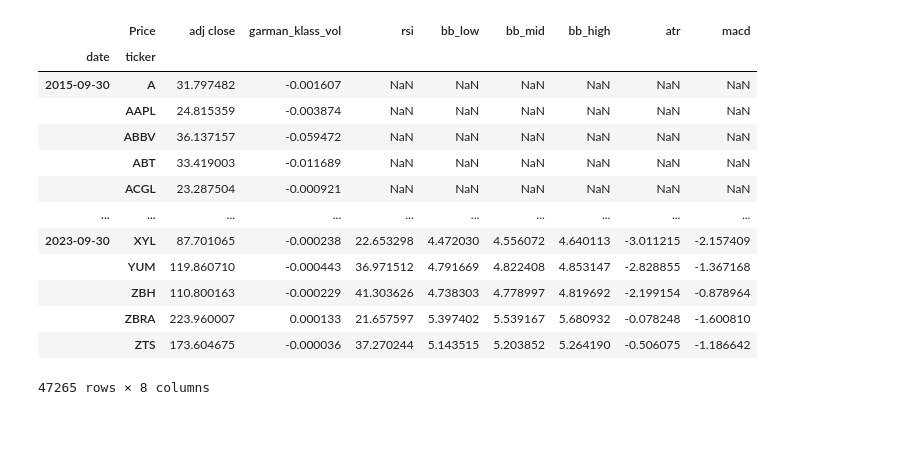
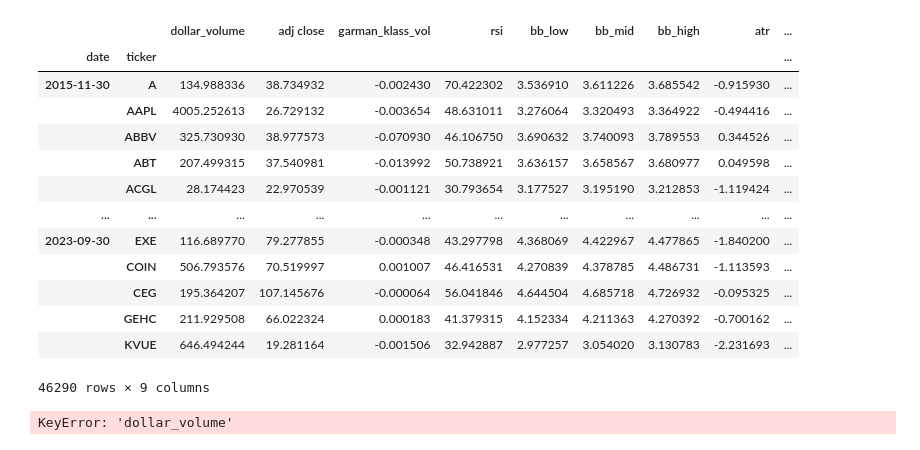
Before and after one commit to endemi/Personal-projects, a Jupyter notebook: ML for trading/Algorithim_trading.ipynb, the cells around one changed output. Drawn from its saved outputs; the diff is of its cells as text; code cells hidden in the pictures.

```diff
--- a/ML for trading/Algorithim_trading.ipynb
+++ b/ML for trading/Algorithim_trading.ipynb
@@ -150,22 +148,35 @@ df
 # %%
 # Unstack the DataFrame to get a multi-index DataFrame with tickers as columns
 last_cols = [c for c in df.columns.unique(0) if c not in ['dollar_volume', 'volume', 'open', 'high', 'low', 'close', 'close']]
 # Unstack the DataFrame to get a multi-index DataFrame with tickers as columns
-df.unstack('ticker')['dollar_volume'].resample('M').mean().stack('ticker').to_frame('dollar_volume')
 
-df.unstack()[last_cols].resample('M').last().stack('ticker')
+data = (pd.concat([df.unstack('ticker')['dollar_volume'].resample('M').mean().stack('ticker').to_frame('dollar_volume'),
+            df.unstack()[last_cols].resample('M').last().stack('ticker')], axis=1)).dropna()
+
+data
 # %% [output]
-|  | Price | adj close | garman_klass_vol | rsi | bb_low | bb_mid | bb_high | atr | macd |
-| date | ticker |  |  |  |  |  |  |  |  |
-| 2015-09-30 | A | 31.797482 | -0.001607 | NaN | NaN | NaN | NaN | NaN | NaN |
-|  | AAPL | 24.815359 | -0.003874 | NaN | NaN | NaN | NaN | NaN | NaN |
-|  | ABBV | 36.137157 | -0.059472 | NaN | NaN | NaN | NaN | NaN | NaN |
-|  | ABT | 33.419003 | -0.011689 | NaN | NaN | NaN | NaN | NaN | NaN |
-|  | ACGL | 23.287504 | -0.000921 | NaN | NaN | NaN | NaN | NaN | NaN |
-| ... | ... | ... | ... | ... | ... | ... | ... | ... | ... |
-| 2023-09-30 | XYL | 87.701065 | -0.000238 | 22.653298 | 4.472030 | 4.556072 | 4.640113 | -3.011215 | -2.157409 |
-|  | YUM | 119.860710 | -0.000443 | 36.971512 | 4.791669 | 4.822408 | 4.853147 | -2.828855 | -1.367168 |
-|  | ZBH | 110.800163 | -0.000229 | 41.303626 | 4.738303 | 4.778997 | 4.819692 | -2.199154 | -0.878964 |
-|  | ZBRA | 223.960007 | 0.000133 | 21.657597 | 5.397402 | 5.539167 | 5.680932 | -0.078248 | -1.600810 |
-|  | ZTS | 173.604675 | -0.000036 | 37.270244 | 5.143515 | 5.203852 | 5.264190 | -0.506075 | -1.186642 |
+|  |  | dollar_volume | adj close | garman_klass_vol | rsi | bb_low | bb_mid | bb_high | atr | ... |
+| date | ticker |  |  |  |  |  |  |  |  | ... |
+| 2015-11-30 | A | 134.988336 | 38.734932 | -0.002430 | 70.422302 | 3.536910 | 3.611226 | 3.685542 | -0.915930 | ... |
+|  | AAPL | 4005.252613 | 26.729132 | -0.003654 | 48.631011 | 3.276064 | 3.320493 | 3.364922 | -0.494416 | ... |
+|  | ABBV | 325.730930 | 38.977573 | -0.070930 | 46.106750 | 3.690632 | 3.740093 | 3.789553 | 0.344526 | ... |
+|  | ABT | 207.499315 | 37.540981 | -0.013992 | 50.738921 | 3.636157 | 3.658567 | 3.680977 | 0.049598 | ... |
+|  | ACGL | 28.174423 | 22.970539 | -0.001121 | 30.793654 | 3.177527 | 3.195190 | 3.212853 | -1.119424 | ... |
+| ... | ... | ... | ... | ... | ... | ... | ... | ... | ... | ... |
+| 2023-09-30 | EXE | 116.689770 | 79.277855 | -0.000348 | 43.297798 | 4.368069 | 4.422967 | 4.477865 | -1.840200 | ... |
+|  | COIN | 506.793576 | 70.519997 | 0.001007 | 46.416531 | 4.270839 | 4.378785 | 4.486731 | -1.113593 | ... |
+|  | CEG | 195.364207 | 107.145676 | -0.000064 | 56.041846 | 4.644504 | 4.685718 | 4.726932 | -0.095325 | ... |
+|  | GEHC | 211.929508 | 66.022324 | 0.000183 | 41.379315 | 4.152334 | 4.211363 | 4.270392 | -0.700162 | ... |
+|  | KVUE | 646.494244 | 19.281164 | -0.001506 | 32.942887 | 2.977257 | 3.054020 | 3.130783 | -2.231693 | ... |
-47265 rows × 8 columns
+46290 rows × 9 columns
+# %%
+data['dollar_volume'] = (data.loc[:, 'dollar_volume'].unstack('ticker').rolling(5*12, min_periods=12).mean().stack())
+
+data['dollar_vol_rank'] = (data.groupby('date')['dollar_volume'].rank(ascending=False))
+
+
+data = data[data['dollar_vol_rank']<150].drop(['dollar_volume', 'dollar_vol_rank'], axis=1)
+
+data
+# %% [output]
+KeyError: 'dollar_volume'
```
Also changed, not shown: parts of 2 cells of this notebook.
